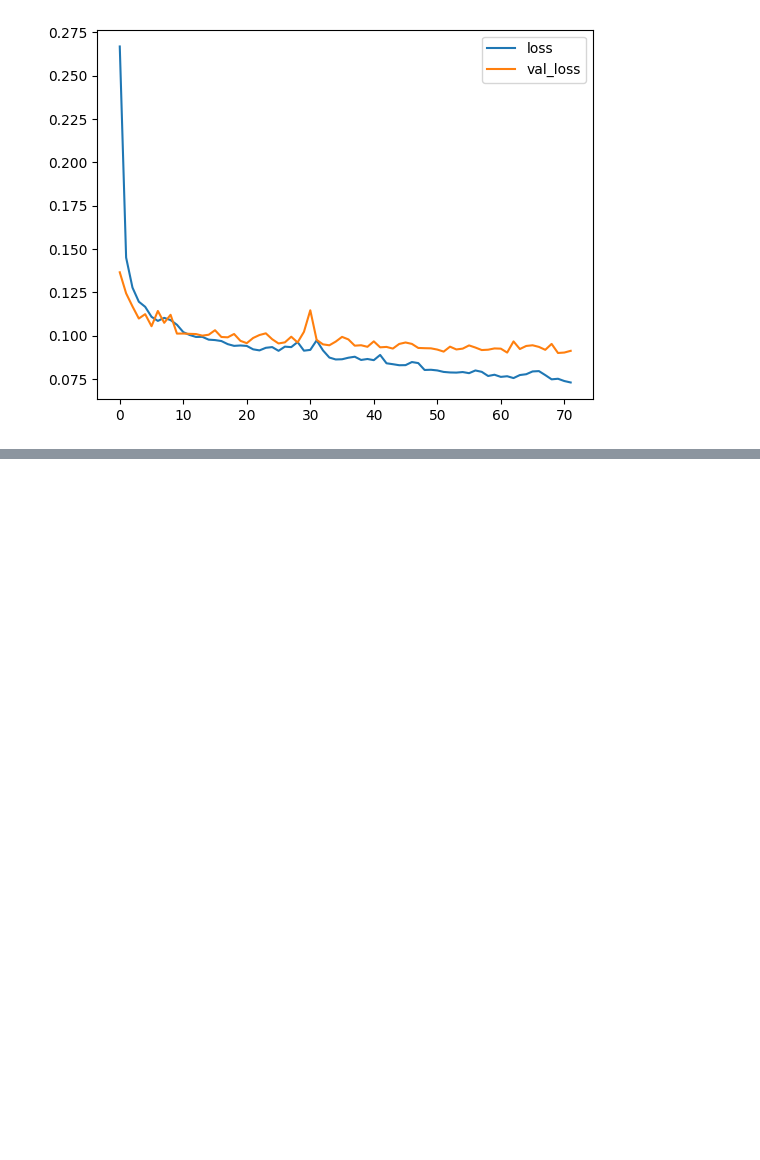
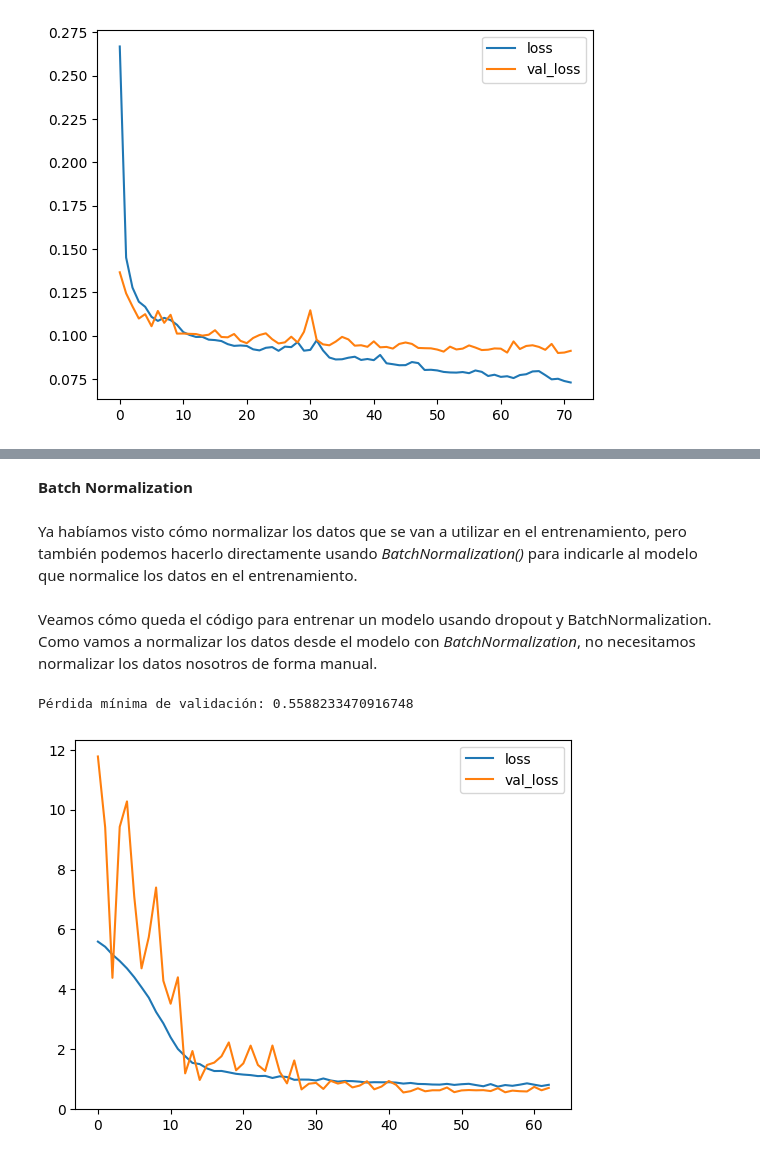
Before and after one commit to Nextta/DL_Curso, a Jupyter notebook: Introduccion_Deep_Learning.ipynb, the cells around one changed output, grey strips where cells are left out. Drawn from its saved outputs; the diff is of its cells as text; code cells hidden in the pictures; blank space fills up the shorter version.

Commit message:
Dropout and Batch Normalization

```diff
--- a/Introduccion_Deep_Learning.ipynb
+++ b/Introduccion_Deep_Learning.ipynb
@@ -392,0 +409,4 @@ Pérdida mínima de validación: 0.09007728099822998
+# %% [markdown]
+**Batch Normalization**
+# %% [markdown]
+Ya habíamos visto cómo normalizar los datos que se van a utilizar en el entrenamiento, pero también podemos hacerlo directamente usando *BatchNormalization()* para indicarle al modelo que normalice los datos en el entrenamiento.
@@ -392,0 +426,63 @@ Pérdida mínima de validación: 0.09007728099822998
+# %% [markdown]
+Veamos cómo queda el código para entrenar un modelo usando dropout y BatchNormalization. Como vamos a normalizar los datos desde el modelo con *BatchNormalization*, no necesitamos normalizar los datos nosotros de forma manual.
+# %%
+import pandas as pd
+from tensorflow import keras
+from tensorflow.keras import layers
+from tensorflow.keras.callbacks import EarlyStopping
+
+# PREPARAMOS LOS DATOS:
+
+df = pd.read_csv("Modelos/red-wine.csv")
+
+df_train = df.sample(frac=0.7, random_state=0)
+df_valid = df.drop(df_train.index)
+
+x_train = df_train.drop("quality", axis=1)
+y_train = df_train["quality"]
+
+x_valid = df_valid.drop("quality", axis=1)
+y_valid = df_valid["quality"]
+
+
+# CREACIÓN DEL MODELO Y ENTRENAMIENTO:
+early_stopping = EarlyStopping(
+    min_delta=0.001,
+    patience=20,
+    restore_best_weights=True
+)
+
+model = keras.Sequential([
+    layers.Dense(1024, activation='relu', input_shape=[11]),
+    layers.Dropout(0.3),
+    layers.BatchNormalization(),
+    layers.Dense(1024, activation='relu'),
+    layers.Dropout(0.3),
+    layers.BatchNormalization(),
+    layers.Dense(1024, activation='relu'),
+    layers.Dropout(0.3),
+    layers.BatchNormalization(),
+    layers.Dense(1),
+])
+
+model.compile(
+    optimizer="adam",
+    loss="mae"
+)
+
+history = model.fit(
+    x_train, y_train,
+    validation_data=(x_valid, y_valid),
+    batch_size=256,
+    epochs=500,
+    callbacks=[early_stopping],
+    verbose=0
+)
+
+# RESULTADOS DEL ENTRENAMIENTO:
+history_df = pd.DataFrame(history.history)
+history_df.loc[:, ['loss', 'val_loss']].plot()
+print("Pérdida mínima de validación: {}".format(history_df['val_loss'].min()))
+# %% [output]
+Pérdida mínima de validación: 0.5588233470916748
+[figure, added]
```
Also changed, not shown: parts of 5 cells of this notebook.
